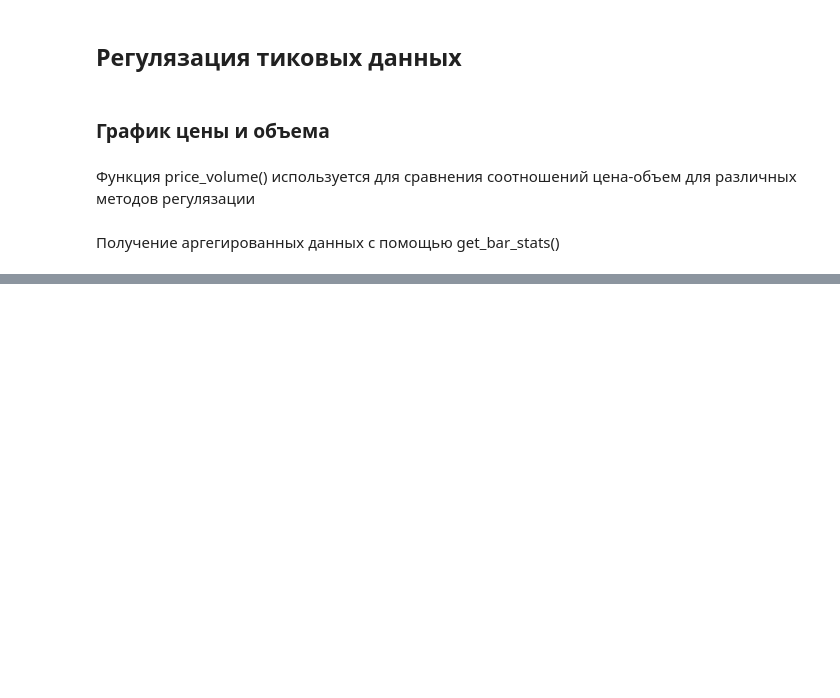
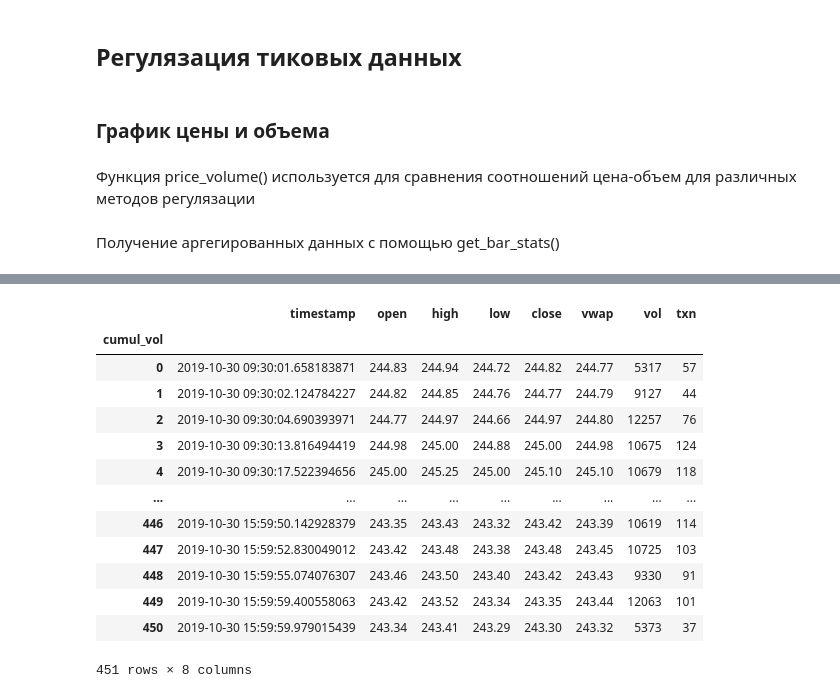
Before and after one commit to KarimEG45/MachineLearningTrading, a Jupyter notebook: 02_market_and_fundamental_data/01_NASDAQ_TotalView-ITCH_Order_Book/my_03_normalize_tick.ipynb, the cells around one changed output, grey strips where cells are left out. Drawn from its saved outputs; the diff is of its cells as text; code cells hidden in the pictures; blank space fills up the shorter version.

```diff
--- a/02_market_and_fundamental_data/01_NASDAQ_TotalView-ITCH_Order_Book/my_03_normalize_tick.ipynb
+++ b/02_market_and_fundamental_data/01_NASDAQ_TotalView-ITCH_Order_Book/my_03_normalize_tick.ipynb
@@ -155,0 +211,21 @@ price_volume(time_bars, subtitle=f'Значение цены для {title} на
+# %%
+df = trades.reset_index()
+by_vol = df.groupby(df.cumul_vol.div(trades_per_min).round().astype(int))
+vol_bars = pd.concat([by_vol.timestamp.last().to_frame('timestamp'), get_bar_stats(by_vol)],
+                     axis=1)
+vol_bars
+# %% [output]
+|  | timestamp | open | high | low | close | vwap | vol | txn |
+| cumul_vol |  |  |  |  |  |  |  |  |
+| 0 | 2019-10-30 09:30:01.658183871 | 244.83 | 244.94 | 244.72 | 244.82 | 244.77 | 5317 | 57 |
+| 1 | 2019-10-30 09:30:02.124784227 | 244.82 | 244.85 | 244.76 | 244.77 | 244.79 | 9127 | 44 |
+| 2 | 2019-10-30 09:30:04.690393971 | 244.77 | 244.97 | 244.66 | 244.97 | 244.80 | 12257 | 76 |
+| 3 | 2019-10-30 09:30:13.816494419 | 244.98 | 245.00 | 244.88 | 245.00 | 244.98 | 10675 | 124 |
+| 4 | 2019-10-30 09:30:17.522394656 | 245.00 | 245.25 | 245.00 | 245.10 | 245.10 | 10679 | 118 |
+| ... | ... | ... | ... | ... | ... | ... | ... | ... |
+| 446 | 2019-10-30 15:59:50.142928379 | 243.35 | 243.43 | 243.32 | 243.42 | 243.39 | 10619 | 114 |
+| 447 | 2019-10-30 15:59:52.830049012 | 243.42 | 243.48 | 243.38 | 243.48 | 243.45 | 10725 | 103 |
+| 448 | 2019-10-30 15:59:55.074076307 | 243.46 | 243.50 | 243.40 | 243.42 | 243.43 | 9330 | 91 |
+| 449 | 2019-10-30 15:59:59.400558063 | 243.42 | 243.52 | 243.34 | 243.35 | 243.44 | 12063 | 101 |
+| 450 | 2019-10-30 15:59:59.979015439 | 243.34 | 243.41 | 243.29 | 243.30 | 243.32 | 5373 | 37 |
+451 rows × 8 columns
```
Also changed, not shown: parts of 19 cells of this notebook.
